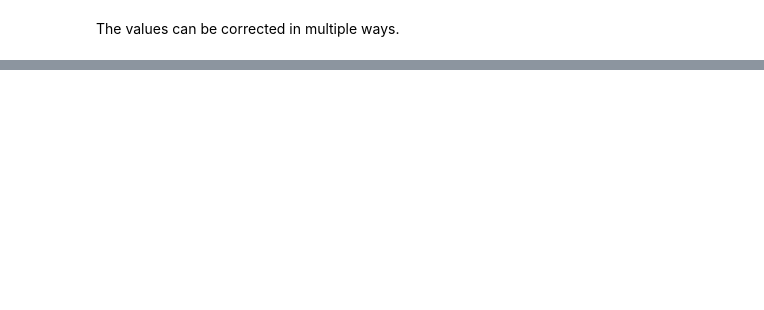
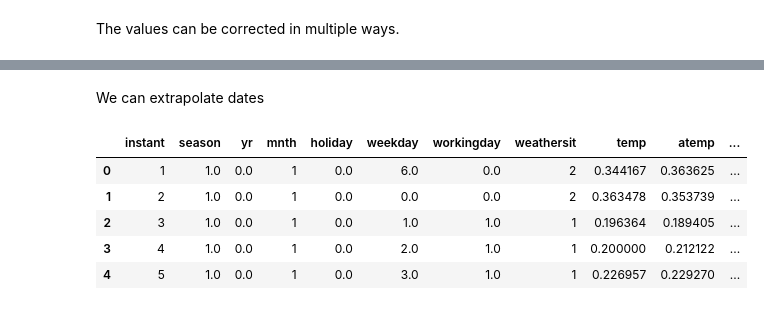
Before and after one commit to tszyrowski/l-grad-boost, a Jupyter notebook: intro/regression.ipynb, the cells around one changed output, grey strips where cells are left out. Cells and saved outputs as stored; diff of their text form; code cells hidden in the pictures; blank space fills up the shorter version.

```diff
--- a/intro/regression.ipynb
+++ b/intro/regression.ipynb
@@ -97,0 +103,3 @@ print(f"""
+# %%
+df_bikes['hum'] = df_bikes['hum'].fillna(df_bikes.groupby('season')['hum'].transform('median'))
+df_bikes.iloc[[129, 213, 388]]
@@ -97,0 +113,12 @@ print(f"""
+# %%
+print("Nan values for the temperature:")
+display(df_bikes[df_bikes['temp'].isna()])
+
+print("Filling with the mean of the previous and next day:")
+mean_temp = (df_bikes.iloc[700]['temp'] + df_bikes.iloc[702]['temp'])/2
+mean_atemp = (df_bikes.iloc[700]['atemp'] + df_bikes.iloc[702]['atemp'])/2
+
+df_bikes['temp'].fillna((mean_temp), inplace=True)
+df_bikes['atemp'].fillna((mean_atemp), inplace=True)
+
+display(df_bikes.iloc[[701]])
@@ -97,0 +134,7 @@ print(f"""
+# %%
+print(f"BEFORE operation the column is: {df_bikes['dteday'].dtypes} which is {type(df_bikes['dteday'][701])}")
+display(df_bikes.iloc[[701]])
+
+df_bikes['dteday'] = pd.to_datetime(df_bikes['dteday'])
+
+print(f"AFTER operation the column is: {df_bikes['dteday'].dtypes} which is {type(df_bikes['dteday'][701])}")
@@ -97,0 +146,18 @@ print(f"""
+# %% [markdown]
+We can extrapolate dates
+# %%
+import datetime as dt
+df_bikes['mnth'] = df_bikes['dteday'].dt.month
+# the .loc method to fill in the correct value. The .loc method is used to locate entries by row and column
+df_bikes.loc[730, 'yr'] = 1.0
+# %%
+# We can remove non-numerical columns
+df_bikes = df_bikes.drop('dteday', axis=1)
+df_bikes.head()
+# %% [output]
+|  | instant | season | yr | mnth | holiday | weekday | workingday | weathersit | temp | atemp | ... |
+| 0 | 1 | 1.0 | 0.0 | 1 | 0.0 | 6.0 | 0.0 | 2 | 0.344167 | 0.363625 | ... |
+| 1 | 2 | 1.0 | 0.0 | 1 | 0.0 | 0.0 | 0.0 | 2 | 0.363478 | 0.353739 | ... |
+| 2 | 3 | 1.0 | 0.0 | 1 | 0.0 | 1.0 | 1.0 | 1 | 0.196364 | 0.189405 | ... |
+| 3 | 4 | 1.0 | 0.0 | 1 | 0.0 | 2.0 | 1.0 | 1 | 0.200000 | 0.212122 | ... |
+| 4 | 5 | 1.0 | 0.0 | 1 | 0.0 | 3.0 | 1.0 | 1 | 0.226957 | 0.229270 | ... |
```
Also changed, not shown: parts of 8 cells of this notebook.
